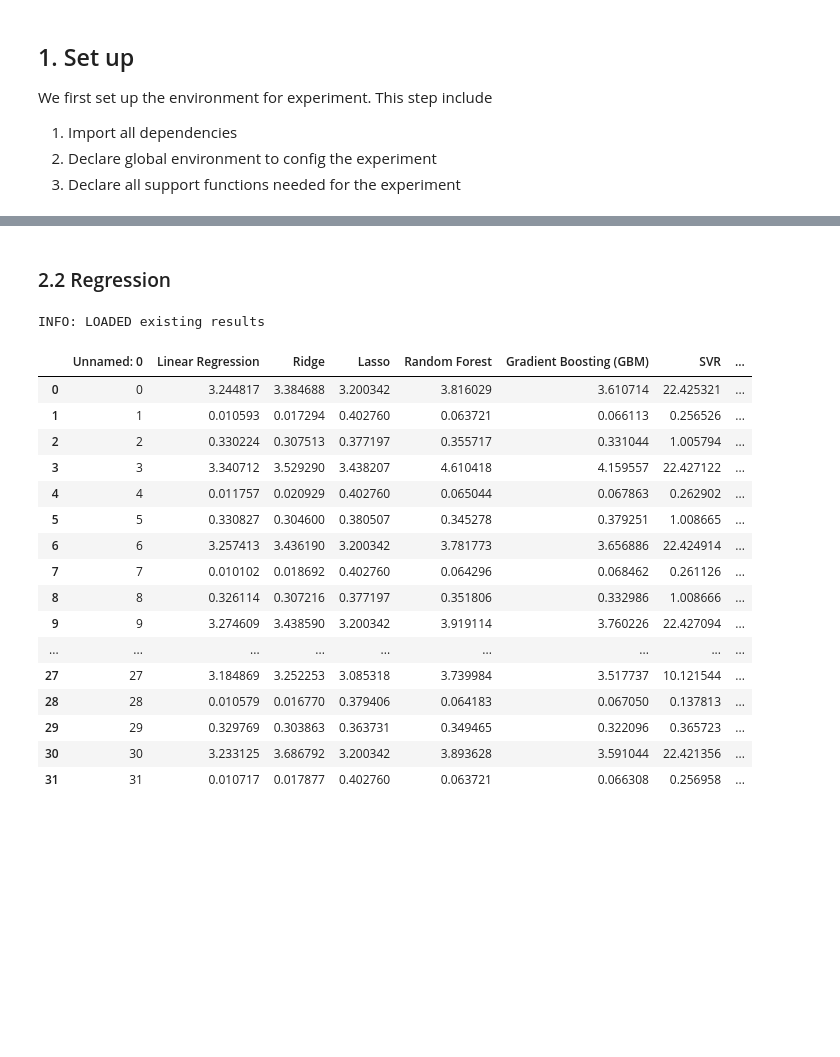
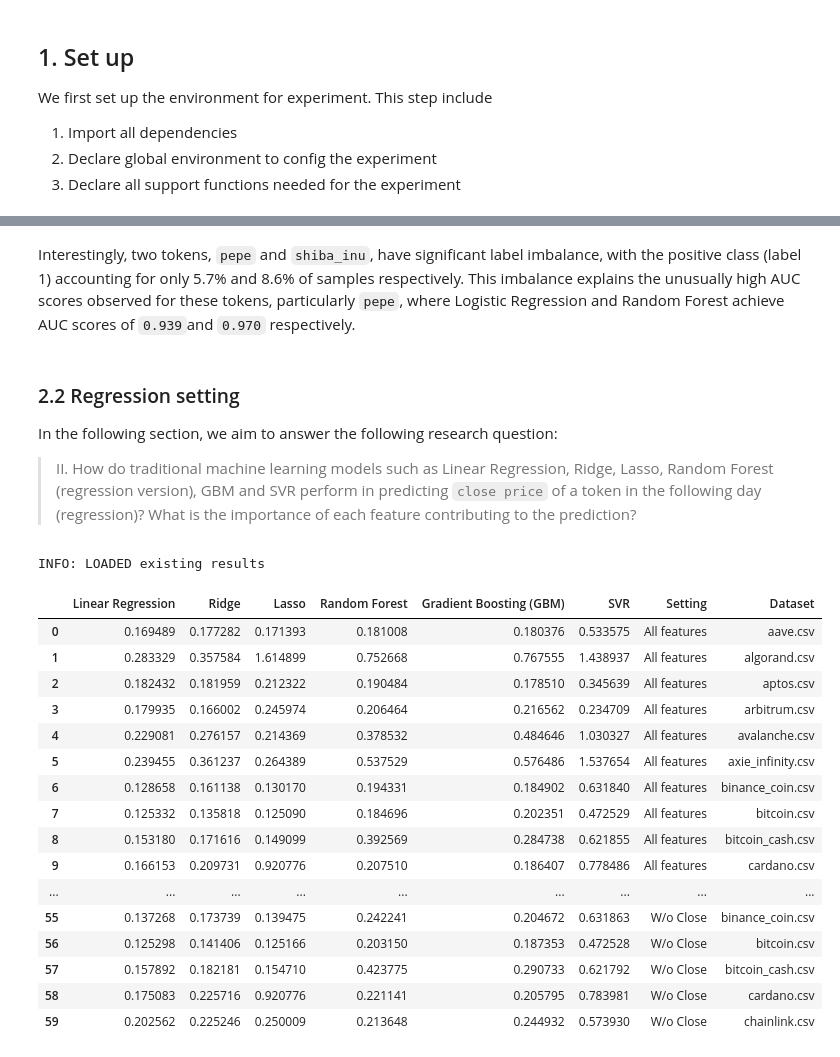
Before and after one commit to 18nghiado/DATA2010, a Jupyter notebook: experiments_feature_selection.ipynb, the cells around one changed output, grey strips where cells are left out. Saved outputs shown, nothing was run; the diff lists cells and outputs as text; code cells hidden in the pictures; blank space fills up the shorter version.

```diff
--- a/experiments_feature_selection.ipynb
+++ b/experiments_feature_selection.ipynb
@@ -88,7 +104,7 @@ RE_RUN_EVERYTHING = False
 
 seed_everything(INIT_SEED)
 
-files = os.listdir(DATA_PATH)[:3]
+files = os.listdir(DATA_PATH)
 # %% [markdown]
 ### 1.3. Declare all support functions needed for the experiment
 
@@ -478,41 +567,48 @@ Text(0.5, 1.0, 'Importance score of each feature from Random tree')
+# %% [markdown]
+Interestingly, two tokens, `pepe` and `shiba_inu`, have significant label imbalance, with the positive class (label 1) accounting for only 5.7% and 8.6% of samples respectively. This imbalance explains the unusually high AUC scores observed for these tokens, particularly `pepe`, where Logistic Regression and Random Forest achieve AUC scores of `0.939`and `0.970` respectively.
 # %% [markdown]
-### 2.2 Regression
+### 2.2 Regression setting
+
+In the following section, we aim to answer the following research question:
+
+> II. How do traditional machine learning models such as Linear Regression, Ridge, Lasso, Random Forest (regression version), GBM and SVR perform in predicting `close price` of a token in the following day (regression)? What is the importance of each feature contributing to the prediction?
 # %%
 
-files = os.listdir(DATA_PATH)
+from sklearn.exceptions import ConvergenceWarning
+warnings.filterwarnings("ignore", category=ConvergenceWarning)
 task = REGRESSION_LABEL_COLUMN
 seed_everything(INIT_SEED)
 
 result_file_name = "all_models_feat_importance_regression.csv"
 result_path_file = os.path.join(RESULT_PATH,result_file_name)
 if os.path.isfile(result_path_file) and not RE_RUN_EVERYTHING:
     all_models_feat_importance_regression_df = pd.read_csv(result_path_file)
     print("INFO: LOADED existing results")
 
 else:
     print("INFO: Re-computing results")
-    all_models_feat_importance_regression_df = drop_feature_experiment(files[:3], task,regression_classfication_model_experience)
+    all_models_feat_importance_regression_df = drop_feature_experiment(files, task,regression_classfication_model_experience)
     all_models_feat_importance_regression_df.to_csv(result_path_file,index=False)
 
 
-all_models_feat_importance_regression_df.head(32)
+all_models_feat_importance_regression_df.head(60)
 # %% [output]
 INFO: LOADED existing results
-|  | Unnamed: 0 | Linear Regression | Ridge | Lasso | Random Forest | Gradient Boosting (GBM) | SVR | ... |
-| 0 | 0 | 3.244817 | 3.384688 | 3.200342 | 3.816029 | 3.610714 | 22.425321 | ... |
-| 1 | 1 | 0.010593 | 0.017294 | 0.402760 | 0.063721 | 0.066113 | 0.256526 | ... |
-| 2 | 2 | 0.330224 | 0.307513 | 0.377197 | 0.355717 | 0.331044 | 1.005794 | ... |
-| 3 | 3 | 3.340712 | 3.529290 | 3.438207 | 4.610418 | 4.159557 | 22.427122 | ... |
-| 4 | 4 | 0.011757 | 0.020929 | 0.402760 | 0.065044 | 0.067863 | 0.262902 | ... |
-| 5 | 5 | 0.330827 | 0.304600 | 0.380507 | 0.345278 | 0.379251 | 1.008665 | ... |
-| 6 | 6 | 3.257413 | 3.436190 | 3.200342 | 3.781773 | 3.656886 | 22.424914 | ... |
-| 7 | 7 | 0.010102 | 0.018692 | 0.402760 | 0.064296 | 0.068462 | 0.261126 | ... |
-| 8 | 8 | 0.326114 | 0.307216 | 0.377197 | 0.351806 | 0.332986 | 1.008666 | ... |
-| 9 | 9 | 3.274609 | 3.438590 | 3.200342 | 3.919114 | 3.760226 | 22.427094 | ... |
+|  | Linear Regression | Ridge | Lasso | Random Forest | Gradient Boosting (GBM) | SVR | Setting | Dataset |
+| 0 | 0.169489 | 0.177282 | 0.171393 | 0.181008 | 0.180376 | 0.533575 | All features | aave.csv |
+| 1 | 0.283329 | 0.357584 | 1.614899 | 0.752668 | 0.767555 | 1.438937 | All features | algorand.csv |
+| 2 | 0.182432 | 0.181959 | 0.212322 | 0.190484 | 0.178510 | 0.345639 | All features | aptos.csv |
+| 3 | 0.179935 | 0.166002 | 0.245974 | 0.206464 | 0.216562 | 0.234709 | All features | arbitrum.csv |
+| 4 | 0.229081 | 0.276157 | 0.214369 | 0.378532 | 0.484646 | 1.030327 | All features | avalanche.csv |
+| 5 | 0.239455 | 0.361237 | 0.264389 | 0.537529 | 0.576486 | 1.537654 | All features | axie_infinity.csv |
+| 6 | 0.128658 | 0.161138 | 0.130170 | 0.194331 | 0.184902 | 0.631840 | All features | binance_coin.csv |
+| 7 | 0.125332 | 0.135818 | 0.125090 | 0.184696 | 0.202351 | 0.472529 | All features | bitcoin.csv |
+| 8 | 0.153180 | 0.171616 | 0.149099 | 0.392569 | 0.284738 | 0.621855 | All features | bitcoin_cash.csv |
+| 9 | 0.166153 | 0.209731 | 0.920776 | 0.207510 | 0.186407 | 0.778486 | All features | cardano.csv |
 | ... | ... | ... | ... | ... | ... | ... | ... | ... |
-| 27 | 27 | 3.184869 | 3.252253 | 3.085318 | 3.739984 | 3.517737 | 10.121544 | ... |
-| 28 | 28 | 0.010579 | 0.016770 | 0.379406 | 0.064183 | 0.067050 | 0.137813 | ... |
-| 29 | 29 | 0.329769 | 0.303863 | 0.363731 | 0.349465 | 0.322096 | 0.365723 | ... |
-| 30 | 30 | 3.233125 | 3.686792 | 3.200342 | 3.893628 | 3.591044 | 22.421356 | ... |
-| 31 | 31 | 0.010717 | 0.017877 | 0.402760 | 0.063721 | 0.066308 | 0.256958 | ... |
+| 55 | 0.137268 | 0.173739 | 0.139475 | 0.242241 | 0.204672 | 0.631863 | W/o Close | binance_coin.csv |
+| 56 | 0.125298 | 0.141406 | 0.125166 | 0.203150 | 0.187353 | 0.472528 | W/o Close | bitcoin.csv |
+| 57 | 0.157892 | 0.182181 | 0.154710 | 0.423775 | 0.290733 | 0.621792 | W/o Close | bitcoin_cash.csv |
+| 58 | 0.175083 | 0.225716 | 0.920776 | 0.221141 | 0.205795 | 0.783981 | W/o Close | cardano.csv |
+| 59 | 0.202562 | 0.225246 | 0.250009 | 0.213648 | 0.244932 | 0.573930 | W/o Close | chainlink.csv |
 # %%
```
Also changed, not shown: parts of 36 cells of this notebook, 10 other files.
